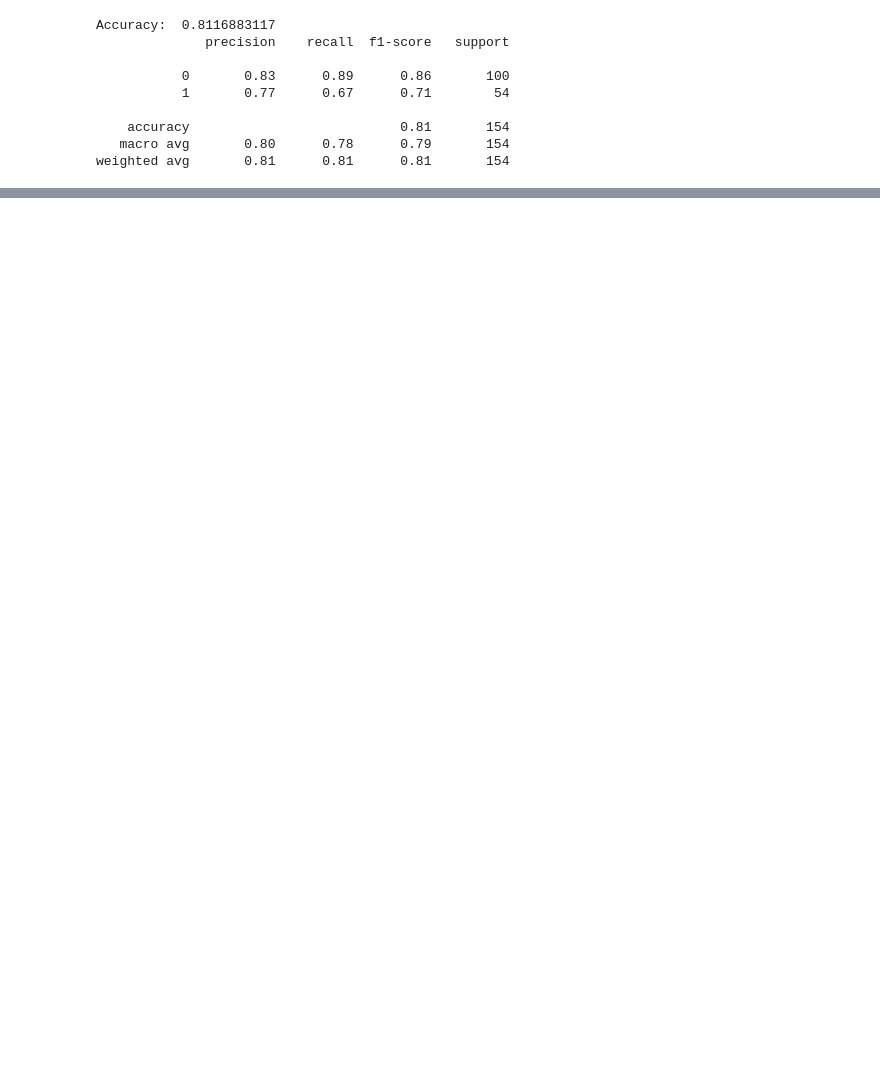
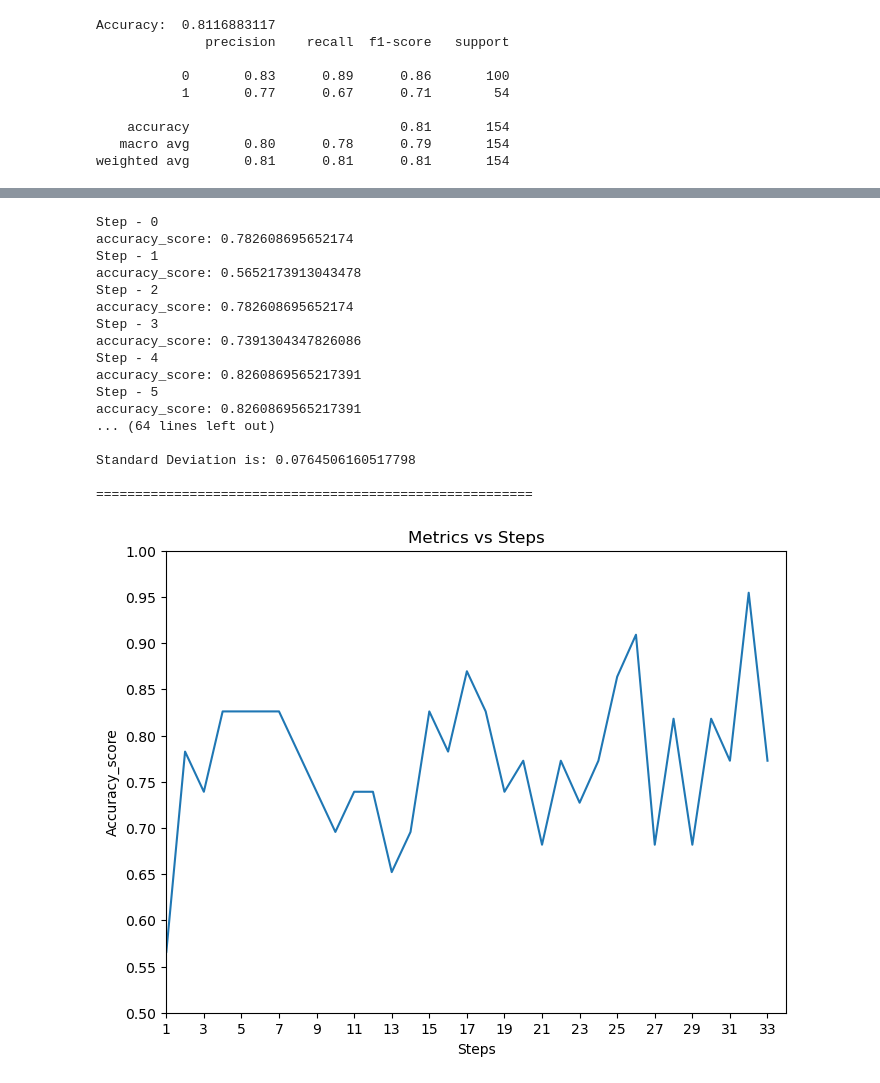
Before and after one commit to wavan2012/DS_course_Savenko_VS, a Jupyter notebook: Homework/Lesson_16/logistic_regression_diabet.ipynb, the cells around one changed output, grey strips where cells are left out. Cells and saved outputs as stored; diff of their text form; code cells hidden in the pictures; blank space fills up the shorter version.

```diff
--- a/Homework/Lesson_16/logistic_regression_diabet.ipynb
+++ b/Homework/Lesson_16/logistic_regression_diabet.ipynb
@@ -95,0 +216,22 @@ weighted avg       0.81      0.81      0.81       154
+# %%
+accuracy_out(metrics_cv)
+Metrics_vs_Steps(metrics_cv)
+# %% [output]
+Step - 0
+accuracy_score: 0.782608695652174
+Step - 1
+accuracy_score: 0.5652173913043478
+Step - 2
+accuracy_score: 0.782608695652174
+Step - 3
+accuracy_score: 0.7391304347826086
+Step - 4
+accuracy_score: 0.8260869565217391
+Step - 5
+accuracy_score: 0.8260869565217391
+... (64 lines left out)
+
+Standard Deviation is: 0.0764506160517798
+
+========================================================
+[figure, added]
```
Also changed, not shown: parts of 6 cells of this notebook, 4 other files.
